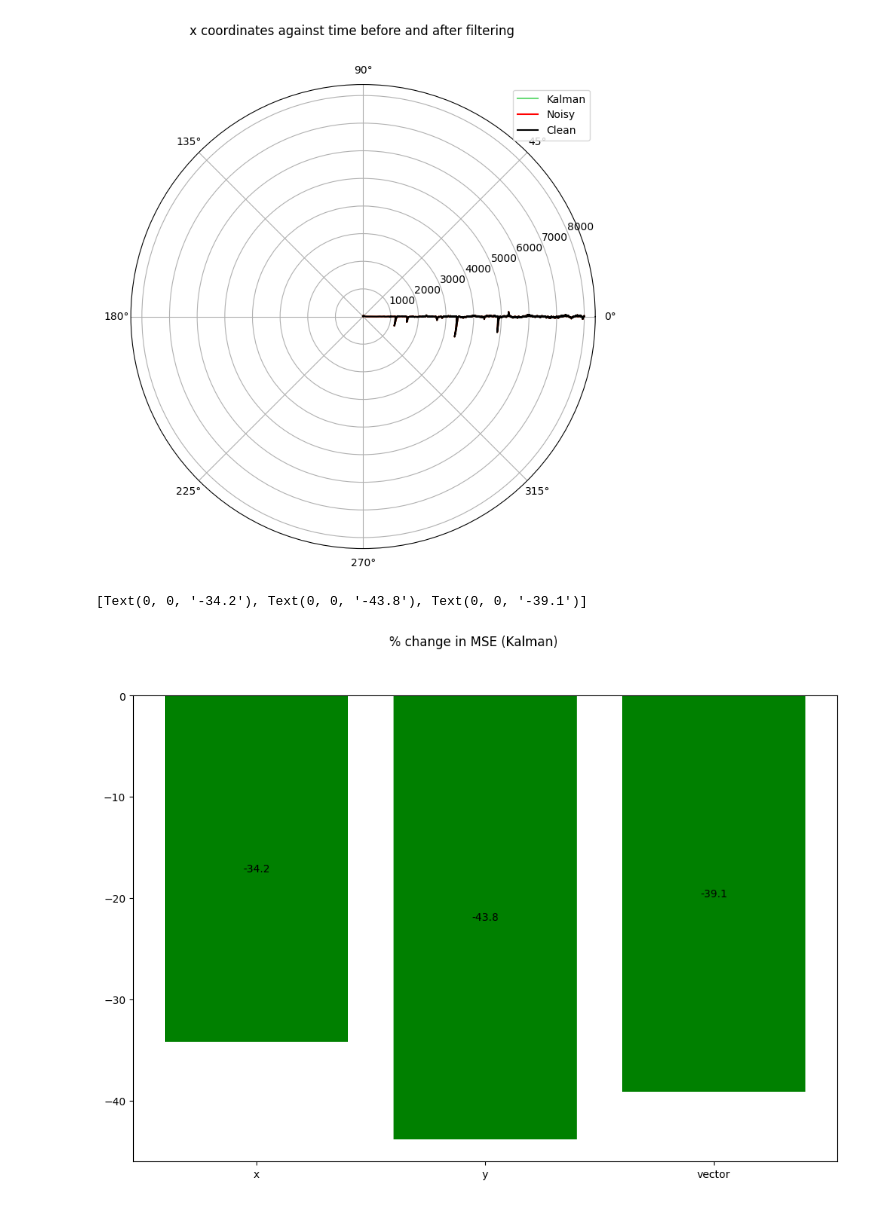
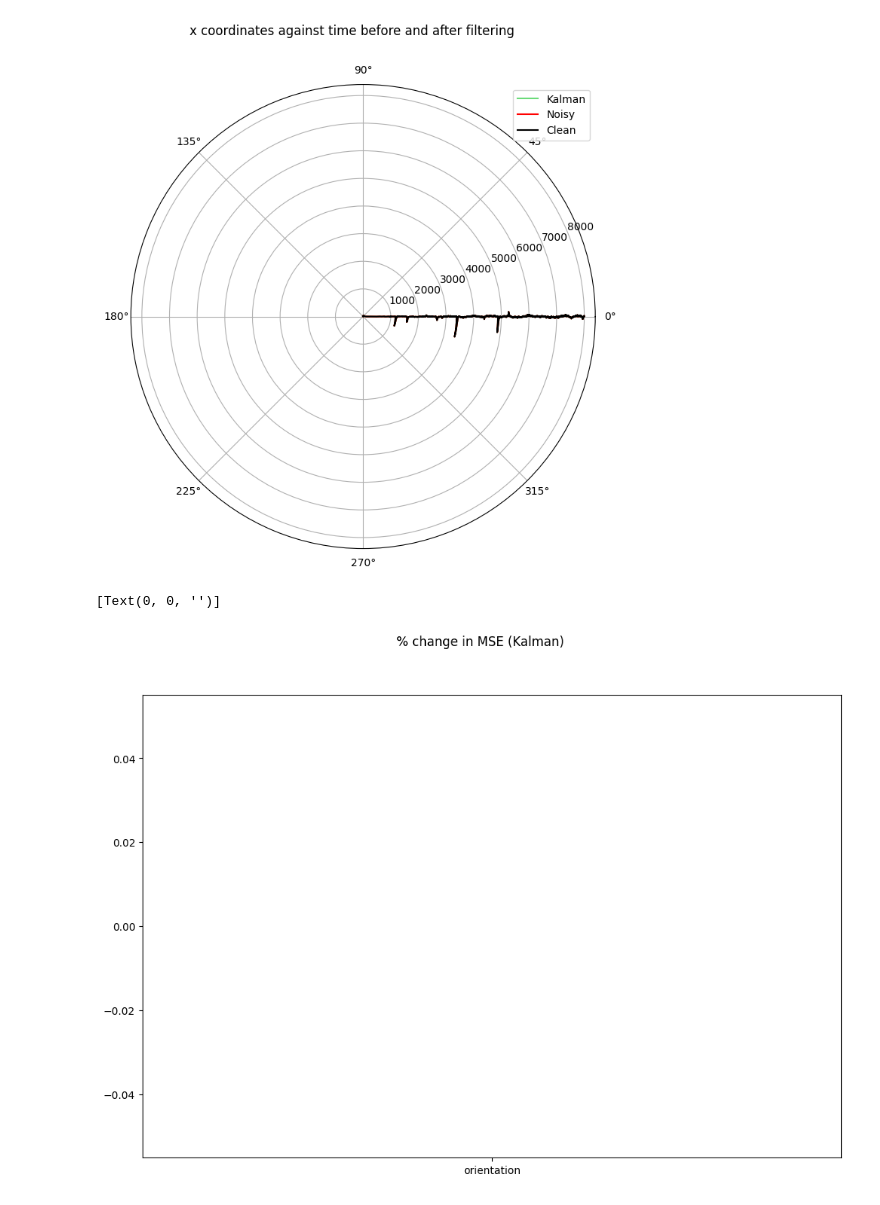
Before and after one commit to First-Order-RoboCup-SSL/Utama-Core, a Jupyter notebook: kalman_test/kalman_point_cycle_th.ipynb, the cells around one changed output. Cells and saved outputs as stored; diff of their text form; code cells hidden in the pictures.

```diff
--- a/kalman_test/kalman_point_cycle_th.ipynb
+++ b/kalman_test/kalman_point_cycle_th.ipynb
@@ -126,24 +78,16 @@ axs.grid(True)
 # %%
 fig, ax = plt.subplots()
 fig.set_size_inches(12,8)
 fig.suptitle("% change in MSE (Kalman)")
 
-baseline_x = mean_squared_error(CLEAN_FD, NOISY_FD, X_COL)
-baseline_y = mean_squared_error(CLEAN_FD, NOISY_FD, Y_COL)
-baseline_v = mean_squared_error_vec(CLEAN_FD, NOISY_FD)
+baseline_th = mean_circular_squared_error(CLEAN_FD, NOISY_FD, TH_COL)
+error_th = mean_circular_squared_error(CLEAN_FD, NOISY_KALMAN_FD, TH_COL)
+delta_th = percentage_diff(baseline_th, error_th)
 
-error_x = mean_squared_error(CLEAN_FD, NOISY_KALMAN_FD, X_COL)
-error_y = mean_squared_error(CLEAN_FD, NOISY_KALMAN_FD, Y_COL)
-error_v = mean_squared_error_vec(CLEAN_FD, NOISY_KALMAN_FD)
-
-delta_x = percentage_diff(baseline_x, error_x)
-delta_y = percentage_diff(baseline_y, error_y)
-delta_v = percentage_diff(baseline_v, error_v)
-
-deltas = [delta_x, delta_y, delta_v]
+deltas = [delta_th]
 colours = ['#ffa099' if d > 0 else 'green' for d in deltas]
-bars = ax.bar([X_COL, Y_COL, V_COL], deltas, color=colours)
+bars = ax.bar([TH_COL], deltas, color=colours)
 ax.bar_label(bars, label_type='center')
 # %% [output]
-[Text(0, 0, '-34.2'), Text(0, 0, '-43.8'), Text(0, 0, '-39.1')]
+[Text(0, 0, '')]
-[figure, old version]
+[figure, new version]
```
Also changed, not shown: parts of 2 cells of this notebook, 2 other files.
